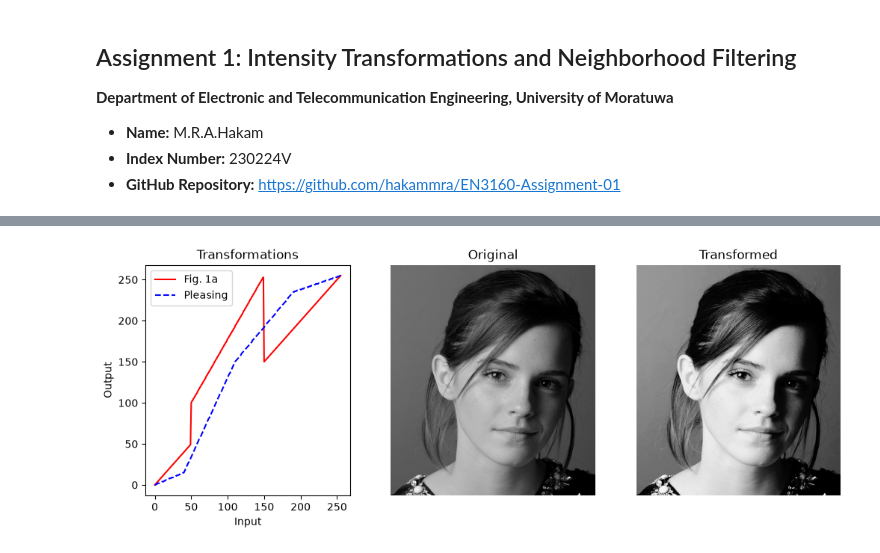
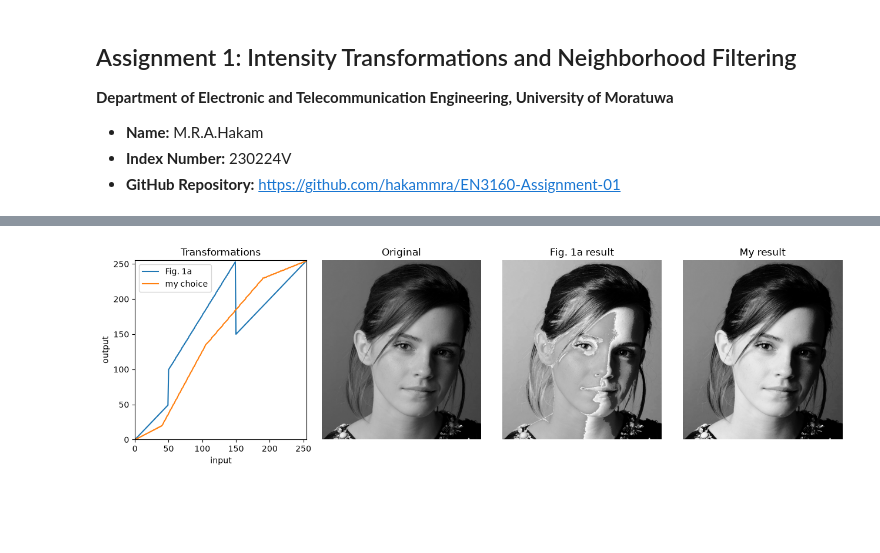
Before and after one commit to hakammra/EN3160-Assignment-01, a Jupyter notebook: en3160_assignment_01.ipynb, the cells around one changed output, grey strips where cells are left out. Saved outputs shown, nothing was run; the diff lists cells and outputs as text; code cells hidden in the pictures; blank space fills up the shorter version.

```diff
--- a/en3160_assignment_01.ipynb
+++ b/en3160_assignment_01.ipynb
@@ -8,10 +8,20 @@
 * **Index Number:** 230224V
 * **GitHub Repository:** [https://github.com/hakammra/EN3160-Assignment-01](https://github.com/hakammra/EN3160-Assignment-01)
 # %%
+from pathlib import Path
 import os
-import time
+import tempfile
+
+os.environ['MPLCONFIGDIR'] = str(Path(tempfile.gettempdir()) / 'en3160-matplotlib')
 import cv2 as cv
 import numpy as np
 import matplotlib.pyplot as plt
-from scipy.signal import find_peaks
+
+img_dir = Path('Images/assignment')
+if not img_dir.exists():
+    img_dir = Path('../Images/assignment')
+assert img_dir.exists(), 'Images/assignment folder was not found'
+
+plt.rcParams['figure.figsize'] = (10, 5)
+plt.rcParams['image.cmap'] = 'gray'
 # %% [markdown]
@@ -33,47 +31,39 @@ To ensure maximum computational efficiency ($O(1)$ per pixel rather than nested
 # %%
 def intensity_transform(im, breakpoints):
+    bp = np.asarray(breakpoints, dtype=int)
+    if bp.shape[1] != 2 or bp[0, 0] != 0 or bp[-1, 0] != 255:
+        raise ValueError('breakpoints must run from input 0 to 255')
 
-    breakpoints = np.array(breakpoints, dtype=np.float64)
-    r_pts = breakpoints[:, 0]
-    s_pts = breakpoints[:, 1]
+    t = np.zeros(256, dtype=float)
+    for (r0, s0), (r1, s1) in zip(bp[:-1], bp[1:]):
+        if r1 < r0:
+            raise ValueError('input values must be in order')
+        if r1 == r0:
+            t[r0] = s1
+        else:
+            t[r0:r1 + 1] = np.linspace(s0, s1, r1 - r0 + 1)
 
-    lut = np.interp(np.arange(256), r_pts, s_pts)
-    lut = np.clip(np.round(lut), 0, 255).astype(np.uint8)
+    t = np.clip(t, 0, 255).astype(np.uint8)
+    return t[im], t
 
-    return cv.LUT(im, lut), lut
+im1 = cv.imread(str(img_dir / 'q1_emma.jpeg'), cv.IMREAD_GRAYSCALE)
+bp_given = [[0, 0], [50, 50], [50, 100], [150, 255], [150, 150], [255, 255]]
+bp_mine = [[0, 0], [40, 20], [105, 135], [190, 230], [255, 255]]
 
-im_q1 = cv.imread('Images/assignment/q1_emma.jpeg', cv.IMREAD_GRAYSCALE)
-assert im_q1 is not None, "Failed to load Fig. 1b"
+g1, t1 = intensity_transform(im1, bp_given)
+g2, t2 = intensity_transform(im1, bp_mine)
 
-
-bp_fig1a = [[0, 0], [50, 50], [50, 100], [150, 255], [150, 150], [255, 255]]
-bp_pleasing = [[0, 0], [40, 15], [110, 150], [190, 235], [255, 255]]
-
-res_fig1a, lut_fig1a = intensity_transform(im_q1, bp_fig1a)
-res_pleasing, lut_pleasing = intensity_transform(im_q1, bp_pleasing)
-
-# Display curves and images
-plt.figure(figsize=(12, 4))
-
-plt.subplot(1, 3, 1)
-plt.plot(lut_fig1a, 'r-', label='Fig. 1a')
-plt.plot(lut_pleasing, 'b--', label='Pleasing')
-plt.title('Transformations')
-plt.xlabel('Input')
-plt.ylabel('Output')
-plt.legend()
-
-plt.subplot(1, 3, 2)
-plt.imshow(im_q1, cmap='gray')
-plt.title('Original')
-plt.axis('off')
-
-plt.subplot(1, 3, 3)
-plt.imshow(res_pleasing, cmap='gray')
-plt.title('Transformed')
-plt.axis('off')
-
+fig, ax = plt.subplots(1, 4, figsize=(13, 4))
+ax[0].plot(t1, label='Fig. 1a')
+ax[0].plot(t2, label='my choice')
+ax[0].set(xlim=(0, 255), ylim=(0, 255), xlabel='input', ylabel='output', title='Transformations')
+ax[0].legend()
+for a, im, title in zip(ax[1:], [im1, g1, g2], ['Original', 'Fig. 1a result', 'My result']):
+    a.imshow(im, vmin=0, vmax=255)
+    a.set_title(title)
+    a.axis('off')
+plt.tight_layout()
 plt.show()
 # %% [output]
-[figure, old version]
+[figure, new version]
 # %% [markdown]
```
Also changed, not shown: parts of 20 cells of this notebook.
